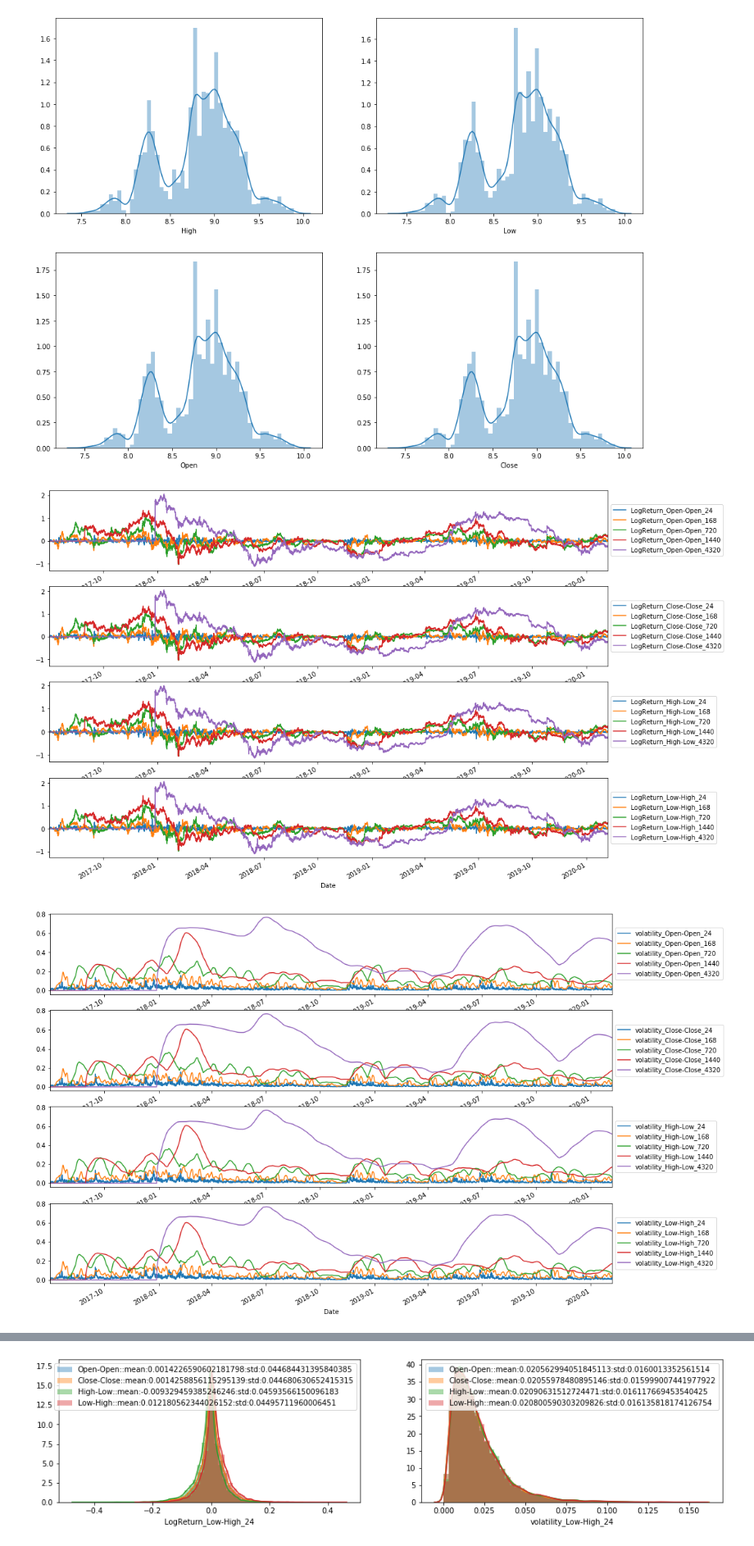
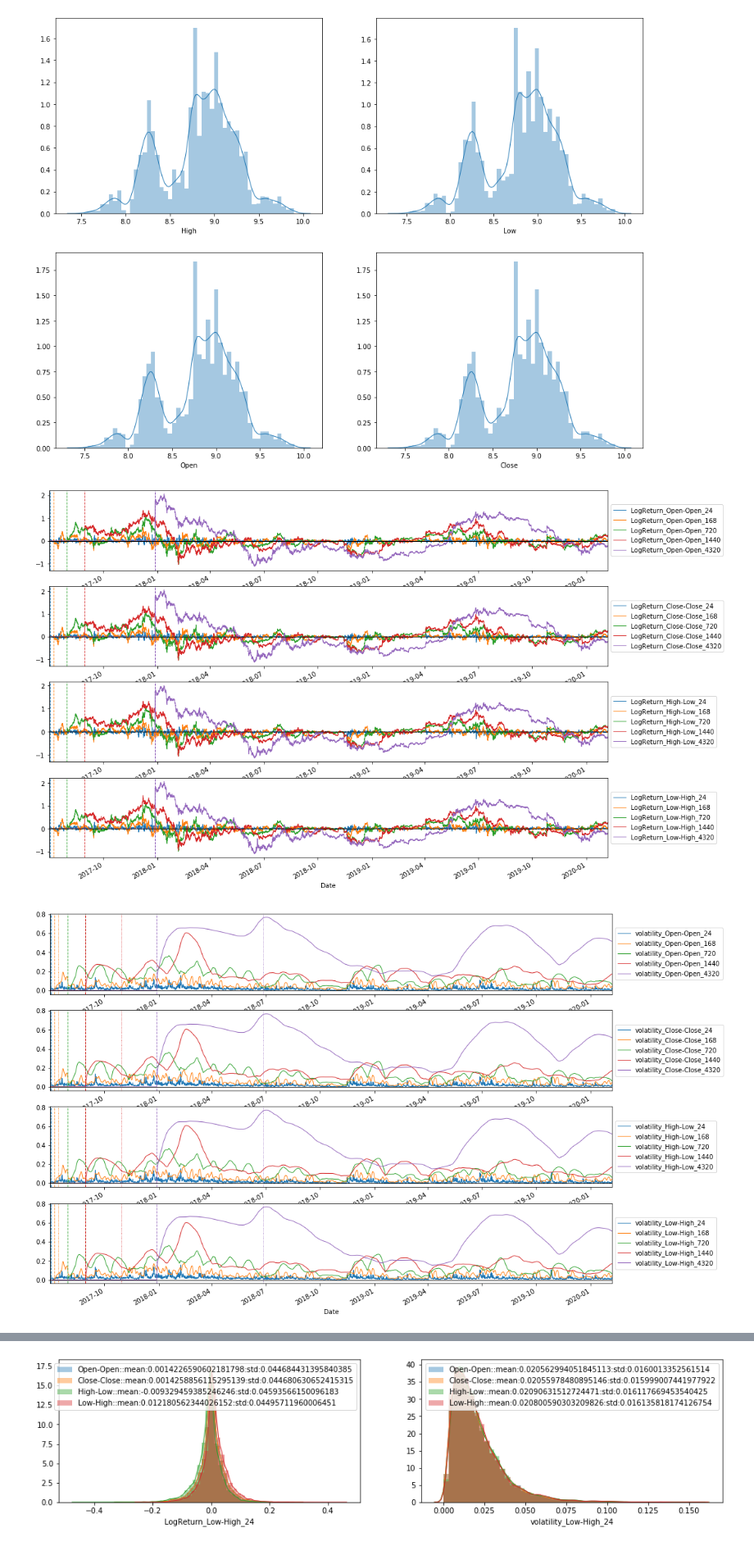
Before and after one commit to Lubricy/notebooks, a Jupyter notebook: volatility.ipynb, the cells around one changed output, grey strips where cells are left out. Shown at 82% size. Drawn from its saved outputs; the diff is of its cells as text; code cells hidden in the pictures.

```diff
--- a/volatility.ipynb
+++ b/volatility.ipynb
@@ -19,7 +19,9 @@ TensorFlow 2.x selected.
 import seaborn as sns
 # %%
 import matplotlib as mpl
+from datetime import timedelta
 mpl.rcParams['figure.figsize'] = [16.0, 12.0]
+mpl.rcParams['lines.linewidth'] = 1.0
 # %%
 import urllib
 coin = 'BTC'
@@ -66,12 +68,16 @@ def calculate_return_volatility(data, pv_fv=modes, windows = [24, 7 * 24, 30 * 2
       volatility = np.std(np.vstack([data[f'LogReturn_{mode}_{window}'].to_numpy()[i:i-window] for i in range(window)]), axis=0)
       data.loc[:, f'volatility_{mode}_{window}'] = np.append(volatility, [0]*window)
 # %%
-def plot_data(name, data, pv_fv=modes, windows = [24, 7 * 24, 30 * 24, 60 * 24, 180 * 24]):
+def plot_data(name, data, pv_fv=modes, windows = [24, 7 * 24, 30 * 24, 60 * 24, 180 * 24], bars=[1]):
   plots = len(pv_fv)
+  linestyles = ['-','--', ':']
   for index, mode in enumerate(pv_fv, start=1):
     plt.subplot(plots, 1, index)
-    for window in windows:
+    for wid, window in enumerate(windows):
       data[f'{name}_{mode}_{window}'].plot()
+      for bar in bars:
+        plt.axvline(x=data.index[-1] + timedelta(hours=window * bar), ls=linestyles[bar], color=f'C{wid}')
+    plt.axhline(color='k')
     plt.legend(loc='center left', bbox_to_anchor=(1, 0.5))
   plt.show()
 # %%
@@ -79,8 +85,8 @@ calculate_return_volatility(data)
 # %%
 plot_data('LogReturn', data)
 # %% [output]
-[figure, old version]
+[figure, new version]
 # %%
-plot_data('volatility', data)
+plot_data('volatility', data, bars=[1,2])
 # %% [output]
-[figure, old version]
+[figure, new version]
```
Also changed, not shown: parts of 4 cells of this notebook.
